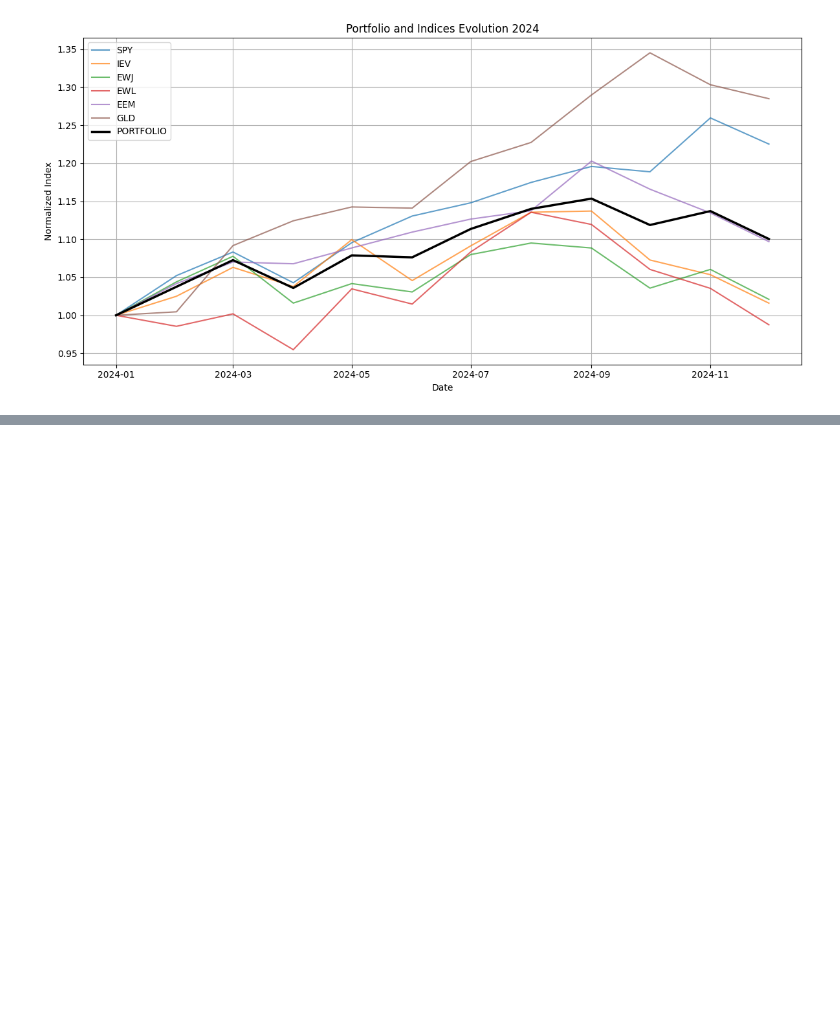
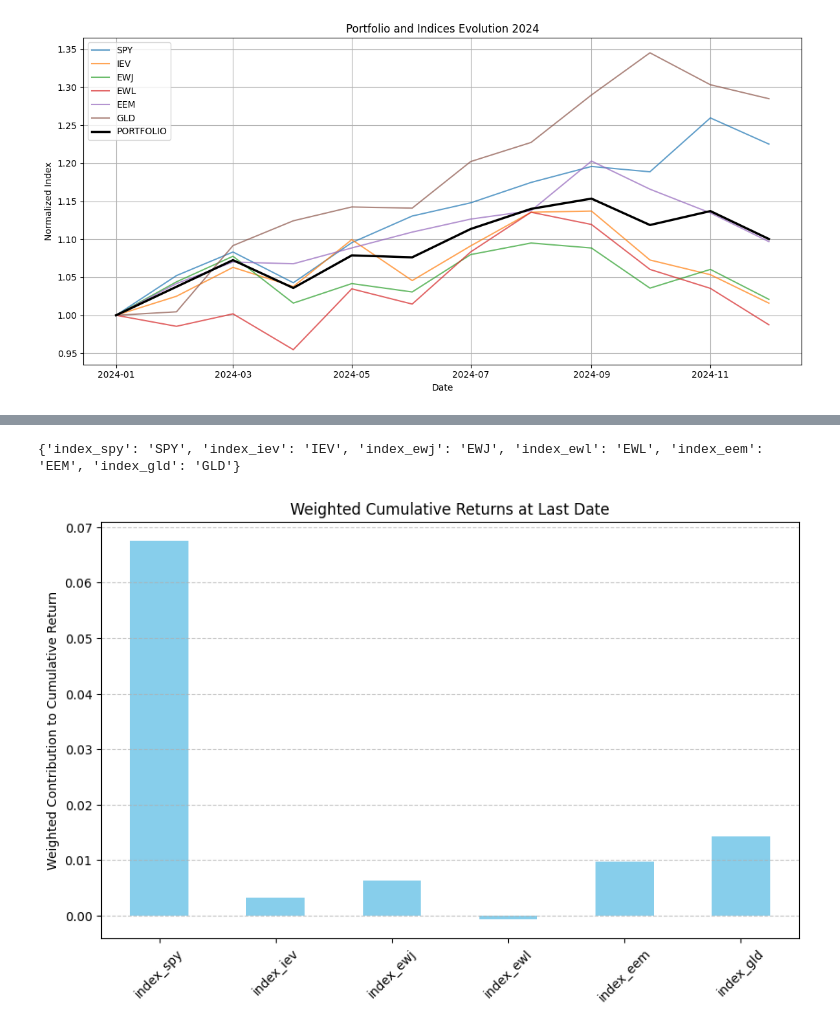
Before and after one commit to Mathieuhube/Investment-Controlling-Automation, a Jupyter notebook: Investment Controlling Automation.ipynb, the cells around one changed output, grey strips where cells are left out. Saved outputs shown, nothing was run; the diff lists cells and outputs as text; code cells hidden in the pictures; blank space fills up the shorter version.

```diff
--- a/Investment Controlling Automation.ipynb
+++ b/Investment Controlling Automation.ipynb
@@ -116,0 +138,22 @@ indices_2024 = compute_indices_and_plot(pricedata, tickers, weights, start_date,
+# %%
+# usage
+column_mapping = generate_column_mapping(indices_2024.columns, weights.keys())
+print(column_mapping)
+
+# Compute weighted cumulative return
+weighted_cum_return = sum((last_row[col] - 1) * weights[column_mapping[col]] for col in column_mapping)
+
+# Compute weighted contributions per index for plotting
+weighted_contributions = {col: (last_row[col]-1) * weights[column_mapping[col]] for col in column_mapping}
+
+# Plot
+plt.figure(figsize=(10,6))
+pd.Series(weighted_contributions).plot(kind='bar', color='skyblue')
+plt.ylabel('Weighted Contribution to Cumulative Return')
+plt.title('Weighted Cumulative Returns at Last Date')
+plt.xticks(rotation=45)
+plt.grid(axis='y', linestyle='--', alpha=0.7)
+plt.show()
+# %% [output]
+{'index_spy': 'SPY', 'index_iev': 'IEV', 'index_ewj': 'EWJ', 'index_ewl': 'EWL', 'index_eem': 'EEM', 'index_gld': 'GLD'}
+[figure, added]
```
Also changed, not shown: parts of 11 cells of this notebook.
